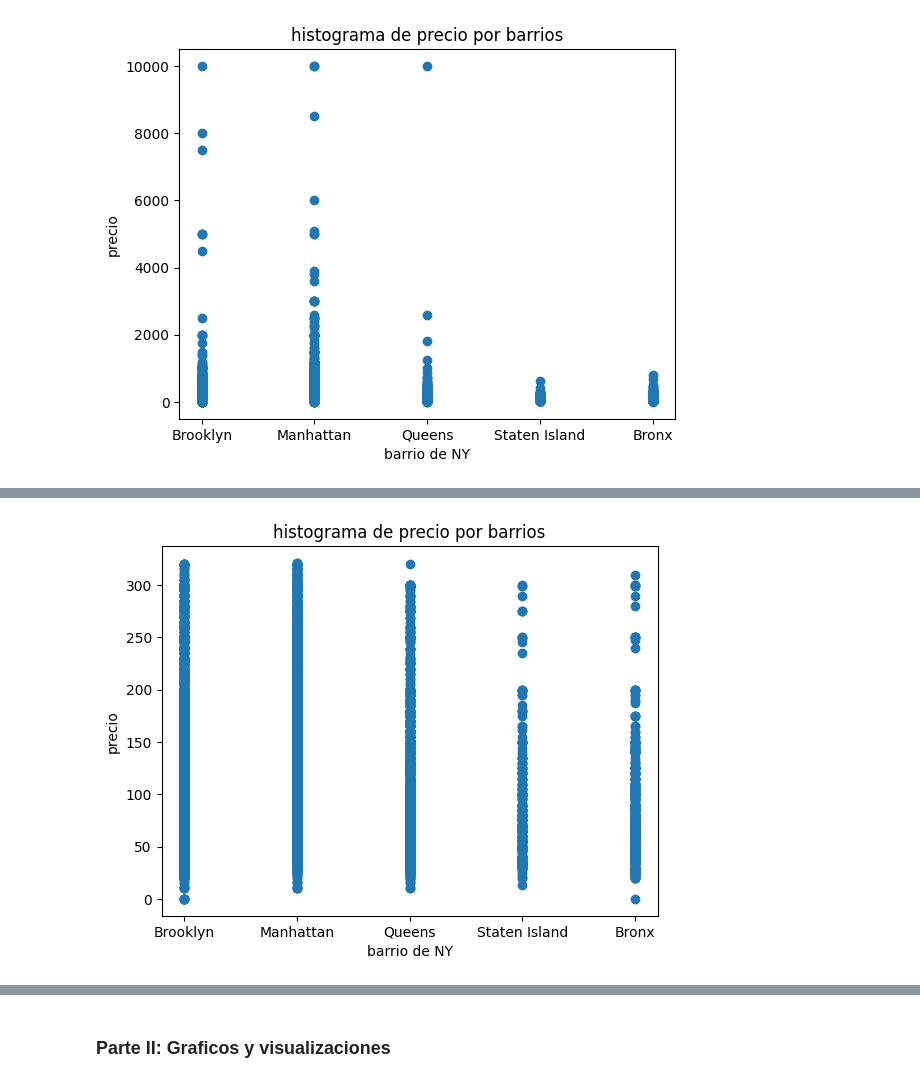
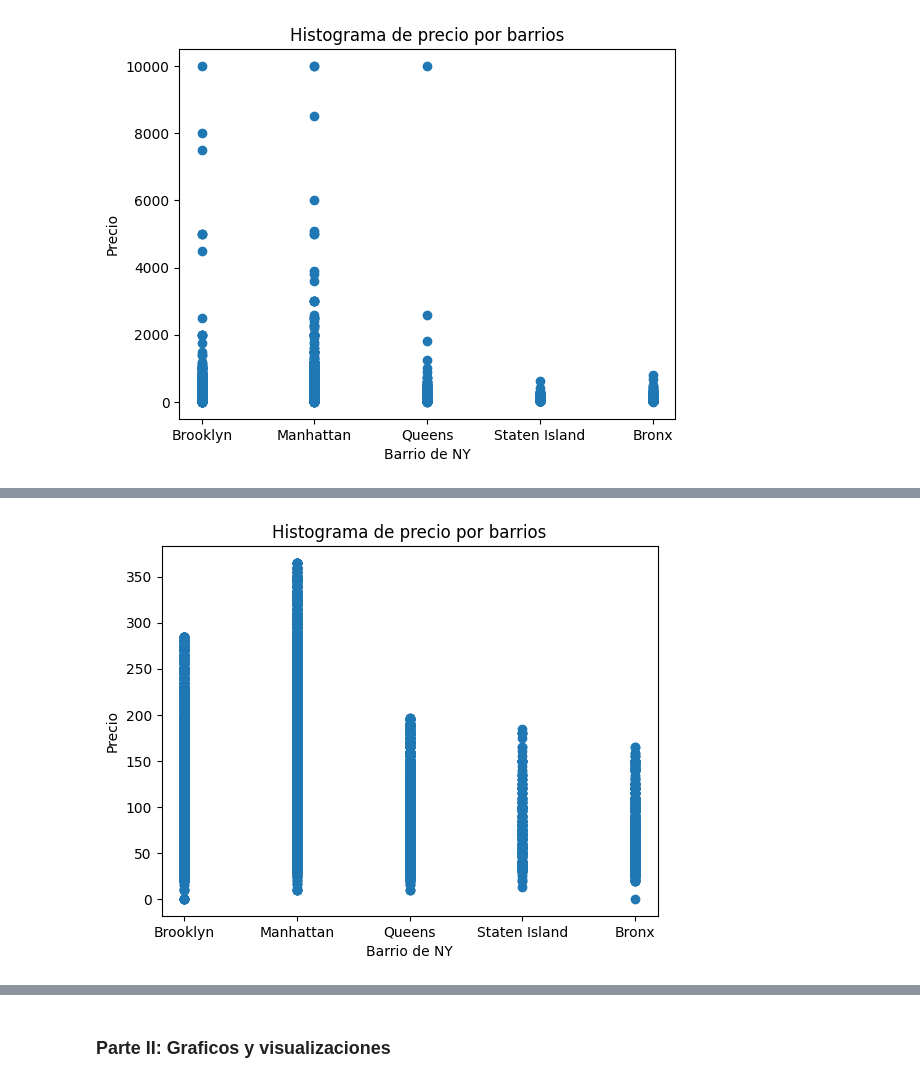
Before and after one commit to AngelaNavajas/CC408-T1-4, a Jupyter notebook: TP2 probar/TP2/TP2.ipynb, the cells around one changed output, grey strips where cells are left out. Cells and saved outputs as stored; diff of their text form; code cells hidden in the pictures.

Commit message:
Outliers por barrio :)

```diff
--- a/TP2 probar/TP2/TP2.ipynb
+++ b/TP2 probar/TP2/TP2.ipynb
@@ -36,8 +37,10 @@ import matplotlib.pyplot as plt
 # %%
 # base tizi
-#base_airbnb = pd.read_csv(r"C:\Users\tizip\OneDrive\Documentos\Tizi UdeSA\8- Ciencia de datos\CC408-T1-4\TP2 probar\TP2")
+primera_base_airbnb = pd.read_csv(r"C:\Users\tizip\OneDrive\Documentos\Tizi UdeSA\8- Ciencia de datos\CC408-T1-4\TP2 probar\TP2\Base Airbnb NY.csv")
+
 # base angie
-primera_base_airbnb = pd.read_csv(r'/Users/angelanavajas/Desktop/Ciencia de datos/TP1/CC408-T1-4/TP2 probar/TP2/Base Airbnb NY.csv')
+# primera_base_airbnb = pd.read_csv(r'/Users/angelanavajas/Desktop/Ciencia de datos/TP1/CC408-T1-4/TP2 probar/TP2/Base Airbnb NY.csv')
+
 print(primera_base_airbnb)
 # %% [output]
              id                                               name   host_id  \
@@ -118,15 +122,25 @@ plt. show()
 # %% [output]
 [figure]
 # %%
-#Outliers por quantiles ya que los datos no tienen una distribucion normal
+# OUTLIERS DE PRECIO POR BARRIO
 
-Q1 = base_airbnb_columnas['price'].quantile(0.25)
-Q3 = base_airbnb_columnas['price'].quantile(0.75)
+# Outliers por quantiles ya que los datos no tienen una distribucion normal
+Q1 = base_airbnb_columnas.groupby('neighbourhood_group')['price'].quantile(0.25)
+Q3 = base_airbnb_columnas.groupby('neighbourhood_group')['price'].quantile(0.75)
 IQR = Q3 - Q1
 lower = Q1 - 1.5 * IQR
 upper = Q3 + 1.5 * IQR
 
-base_airbnb_outliers = base_airbnb_columnas[(base_airbnb_columnas['price'] >= lower) & (base_airbnb_columnas['price'] <= upper)]
+# Crear un DataFrame con los límites
+limits = pd.DataFrame({'lower': lower, 'upper': upper}).reset_index()
+# Unir los límites al DataFrame original
+base_airbnb_columnas = base_airbnb_columnas.merge(limits, on='neighbourhood_group')
+
+# LO QUE NO ME FUNCIONA
+base_airbnb_outliers = base_airbnb_columnas[
+    (base_airbnb_columnas['price'] >= base_airbnb_columnas['lower']) &
+    (base_airbnb_columnas['price'] <= base_airbnb_columnas['upper'])]
+
 print(base_airbnb_outliers)
 # %% [output]
       neighbourhood_group    neighbourhood  latitude  longitude  \
@@ -187,13 +206,13 @@ dtype: int64
 # %%
 x_2 = base_airbnb_outliers['neighbourhood_group']
 y_2 = base_airbnb_outliers["price"]
 plt.scatter (x_2, y_2)
-plt.title("histograma de precio por barrios")
-plt.xlabel ("barrio de NY")
-plt.ylabel ("precio")
+plt.title("Histograma de precio por barrios")
+plt.xlabel ("Barrio de NY")
+plt.ylabel ("Precio")
 plt. show()
 # %% [output]
-[figure, old version]
+[figure, new version]
 # %%
 print(f"Número de filas antes de eliminar outliers: {base_airbnb_columnas.shape[0]}")
 print(f"Número de filas después de eliminar outliers: {base_airbnb_outliers.shape[0]}")
```
Also changed, not shown: parts of 9 cells of this notebook.
